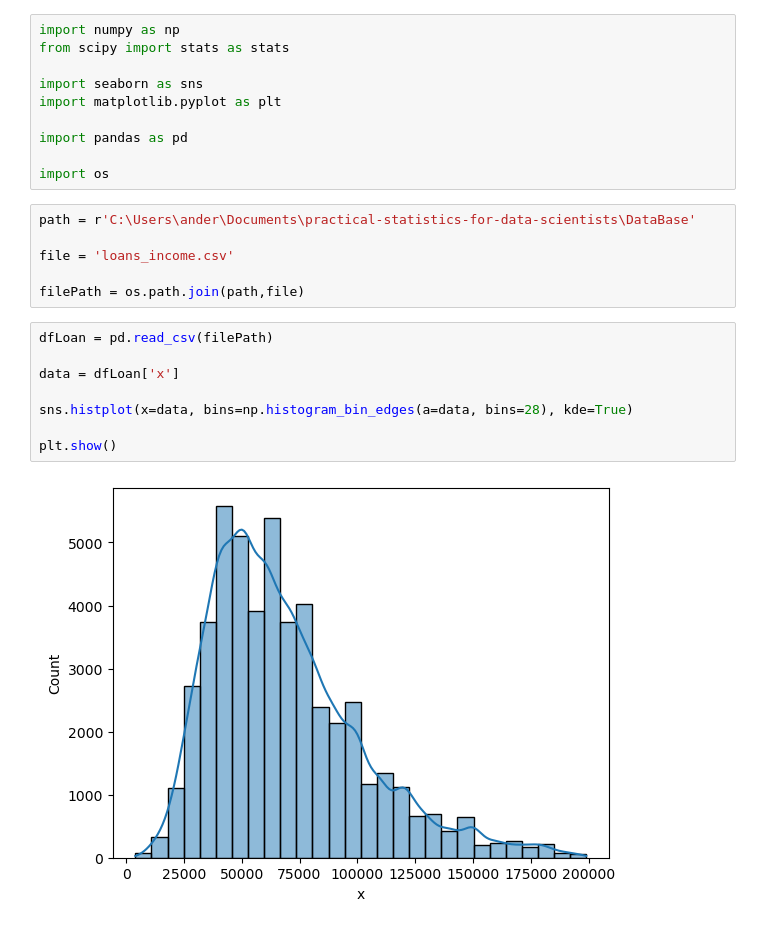
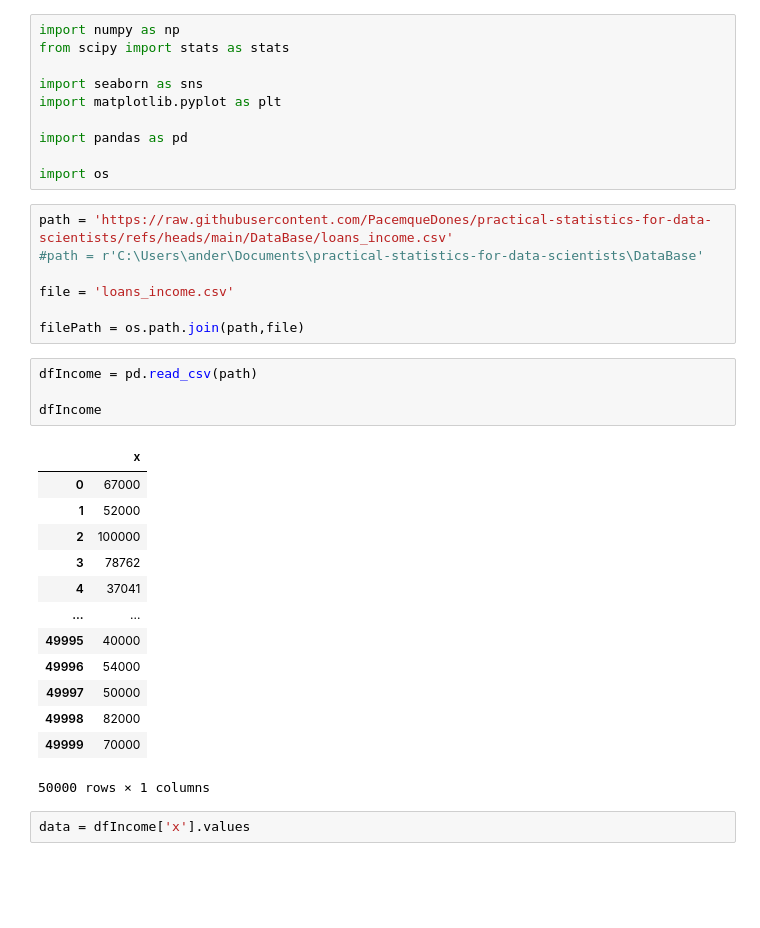
Before and after one commit to PacemqueDones/practical-statistics-for-data-scientists, a Jupyter notebook: Untitled.ipynb, the cells around one changed output. Cells and saved outputs as stored; diff of their text form; blank space fills up the shorter version.

```diff
--- a/Untitled.ipynb
+++ b/Untitled.ipynb
@@ -9,19 +9,30 @@ import pandas as pd
 
 import os
 # %%
-path = r'C:\Users\ander\Documents\practical-statistics-for-data-scientists\DataBase'
+path = 'https://raw.githubusercontent.com/PacemqueDones/practical-statistics-for-data-scientists/refs/heads/main/DataBase/loans_income.csv'
+#path = r'C:\Users\ander\Documents\practical-statistics-for-data-scientists\DataBase'
 
 file = 'loans_income.csv'
 
 filePath = os.path.join(path,file)
-# %%
-dfLoan = pd.read_csv(filePath)
-
-data = dfLoan['x']
-
-sns.histplot(x=data, bins=np.histogram_bin_edges(a=data, bins=28), kde=True)
-
-plt.show()
-# %% [output]
-[figure, removed]
+# %%
+dfIncome = pd.read_csv(path)
+
+dfIncome
+# %% [output]
+|  | x |
+| 0 | 67000 |
+| 1 | 52000 |
+| 2 | 100000 |
+| 3 | 78762 |
+| 4 | 37041 |
+| ... | ... |
+| 49995 | 40000 |
+| 49996 | 54000 |
+| 49997 | 50000 |
+| 49998 | 82000 |
+| 49999 | 70000 |
+50000 rows × 1 columns
+# %%
+data = dfIncome['x'].values
 # %%
```
Also changed, not shown: parts of 15 cells of this notebook, 13 other files.
